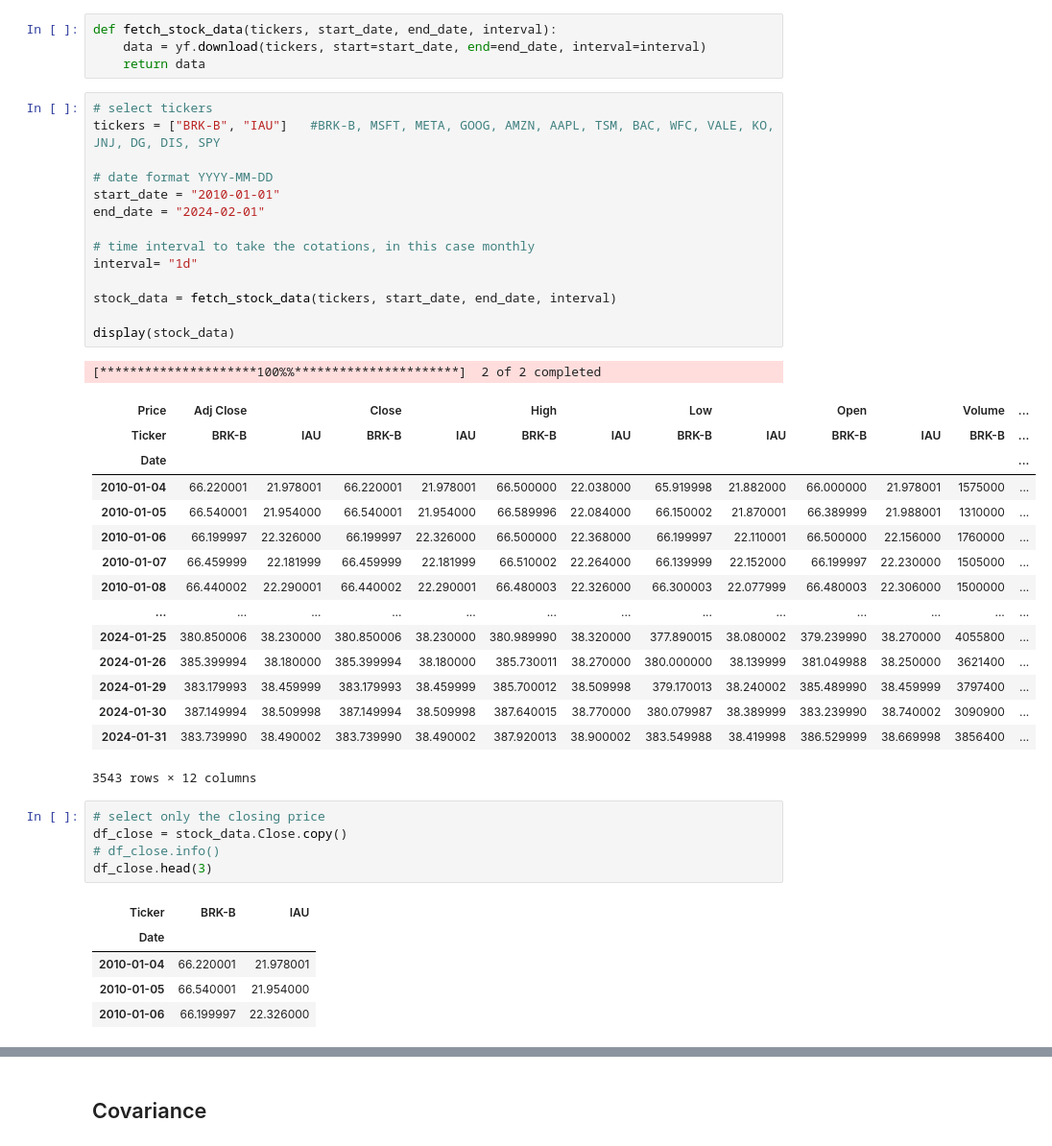
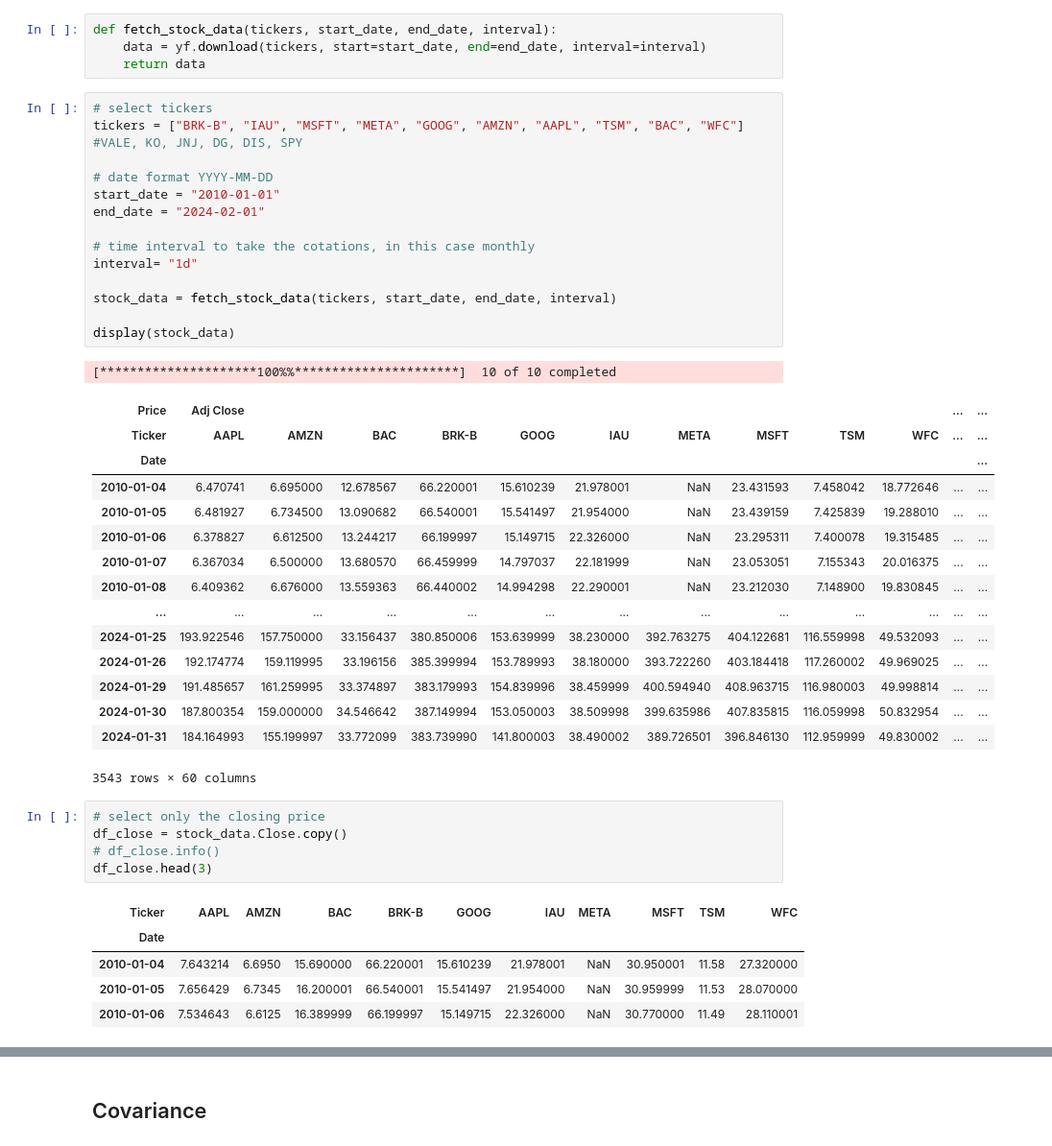
Before and after one commit to UlissesMorais/N-assets-allocation-simulation-model, a Jupyter notebook: covariance-matrix.ipynb, the cells around one changed output, grey strips where cells are left out. Shown at 96% size. Saved outputs shown, nothing was run; the diff lists cells and outputs as text.

```diff
--- a/covariance-matrix.ipynb
+++ b/covariance-matrix.ipynb
@@ -24,46 +27,46 @@ def fetch_stock_data(tickers, start_date, end_date, interval):
     return data
 # %%
 # select tickers
-tickers = ["BRK-B", "IAU"]   #BRK-B, MSFT, META, GOOG, AMZN, AAPL, TSM, BAC, WFC, VALE, KO, JNJ, DG, DIS, SPY
+tickers = ["BRK-B", "IAU", "MSFT", "META", "GOOG", "AMZN", "AAPL", "TSM", "BAC", "WFC"]  #VALE, KO, JNJ, DG, DIS, SPY
 
 # date format YYYY-MM-DD
 start_date = "2010-01-01"
 end_date = "2024-02-01"
 
 # time interval to take the cotations, in this case monthly
 interval= "1d"
 
 stock_data = fetch_stock_data(tickers, start_date, end_date, interval)
 
 display(stock_data)
 # %% [output]
-[*********************100%%**********************]  2 of 2 completed
+[*********************100%%**********************]  10 of 10 completed
-| Price | Adj Close |  | Close |  | High |  | Low |  | Open |  | Volume | ... |
-| Ticker | BRK-B | IAU | BRK-B | IAU | BRK-B | IAU | BRK-B | IAU | BRK-B | IAU | BRK-B | ... |
+| Price | Adj Close |  |  |  |  |  |  |  |  |  | ... | ... |
+| Ticker | AAPL | AMZN | BAC | BRK-B | GOOG | IAU | META | MSFT | TSM | WFC | ... | ... |
 | Date |  |  |  |  |  |  |  |  |  |  |  | ... |
-| 2010-01-04 | 66.220001 | 21.978001 | 66.220001 | 21.978001 | 66.500000 | 22.038000 | 65.919998 | 21.882000 | 66.000000 | 21.978001 | 1575000 | ... |
-| 2010-01-05 | 66.540001 | 21.954000 | 66.540001 | 21.954000 | 66.589996 | 22.084000 | 66.150002 | 21.870001 | 66.389999 | 21.988001 | 1310000 | ... |
-| 2010-01-06 | 66.199997 | 22.326000 | 66.199997 | 22.326000 | 66.500000 | 22.368000 | 66.199997 | 22.110001 | 66.500000 | 22.156000 | 1760000 | ... |
-| 2010-01-07 | 66.459999 | 22.181999 | 66.459999 | 22.181999 | 66.510002 | 22.264000 | 66.139999 | 22.152000 | 66.199997 | 22.230000 | 1505000 | ... |
-| 2010-01-08 | 66.440002 | 22.290001 | 66.440002 | 22.290001 | 66.480003 | 22.326000 | 66.300003 | 22.077999 | 66.480003 | 22.306000 | 1500000 | ... |
+| 2010-01-04 | 6.470741 | 6.695000 | 12.678567 | 66.220001 | 15.610239 | 21.978001 | NaN | 23.431593 | 7.458042 | 18.772646 | ... | ... |
+| 2010-01-05 | 6.481927 | 6.734500 | 13.090682 | 66.540001 | 15.541497 | 21.954000 | NaN | 23.439159 | 7.425839 | 19.288010 | ... | ... |
+| 2010-01-06 | 6.378827 | 6.612500 | 13.244217 | 66.199997 | 15.149715 | 22.326000 | NaN | 23.295311 | 7.400078 | 19.315485 | ... | ... |
+| 2010-01-07 | 6.367034 | 6.500000 | 13.680570 | 66.459999 | 14.797037 | 22.181999 | NaN | 23.053051 | 7.155343 | 20.016375 | ... | ... |
+| 2010-01-08 | 6.409362 | 6.676000 | 13.559363 | 66.440002 | 14.994298 | 22.290001 | NaN | 23.212030 | 7.148900 | 19.830845 | ... | ... |
 | ... | ... | ... | ... | ... | ... | ... | ... | ... | ... | ... | ... | ... |
-| 2024-01-25 | 380.850006 | 38.230000 | 380.850006 | 38.230000 | 380.989990 | 38.320000 | 377.890015 | 38.080002 | 379.239990 | 38.270000 | 4055800 | ... |
-| 2024-01-26 | 385.399994 | 38.180000 | 385.399994 | 38.180000 | 385.730011 | 38.270000 | 380.000000 | 38.139999 | 381.049988 | 38.250000 | 3621400 | ... |
-| 2024-01-29 | 383.179993 | 38.459999 | 383.179993 | 38.459999 | 385.700012 | 38.509998 | 379.170013 | 38.240002 | 385.489990 | 38.459999 | 3797400 | ... |
-| 2024-01-30 | 387.149994 | 38.509998 | 387.149994 | 38.509998 | 387.640015 | 38.770000 | 380.079987 | 38.389999 | 383.239990 | 38.740002 | 3090900 | ... |
-| 2024-01-31 | 383.739990 | 38.490002 | 383.739990 | 38.490002 | 387.920013 | 38.900002 | 383.549988 | 38.419998 | 386.529999 | 38.669998 | 3856400 | ... |
+| 2024-01-25 | 193.922546 | 157.750000 | 33.156437 | 380.850006 | 153.639999 | 38.230000 | 392.763275 | 404.122681 | 116.559998 | 49.532093 | ... | ... |
+| 2024-01-26 | 192.174774 | 159.119995 | 33.196156 | 385.399994 | 153.789993 | 38.180000 | 393.722260 | 403.184418 | 117.260002 | 49.969025 | ... | ... |
+| 2024-01-29 | 191.485657 | 161.259995 | 33.374897 | 383.179993 | 154.839996 | 38.459999 | 400.594940 | 408.963715 | 116.980003 | 49.998814 | ... | ... |
+| 2024-01-30 | 187.800354 | 159.000000 | 34.546642 | 387.149994 | 153.050003 | 38.509998 | 399.635986 | 407.835815 | 116.059998 | 50.832954 | ... | ... |
+| 2024-01-31 | 184.164993 | 155.199997 | 33.772099 | 383.739990 | 141.800003 | 38.490002 | 389.726501 | 396.846130 | 112.959999 | 49.830002 | ... | ... |
-3543 rows × 12 columns
+3543 rows × 60 columns
 # %%
 # select only the closing price
 df_close = stock_data.Close.copy()
 # df_close.info()
 df_close.head(3)
 # %% [output]
-| Ticker | BRK-B | IAU |
-| Date |  |  |
-| 2010-01-04 | 66.220001 | 21.978001 |
-| 2010-01-05 | 66.540001 | 21.954000 |
-| 2010-01-06 | 66.199997 | 22.326000 |
+| Ticker | AAPL | AMZN | BAC | BRK-B | GOOG | IAU | META | MSFT | TSM | WFC |
+| Date |  |  |  |  |  |  |  |  |  |  |
+| 2010-01-04 | 7.643214 | 6.6950 | 15.690000 | 66.220001 | 15.610239 | 21.978001 | NaN | 30.950001 | 11.58 | 27.320000 |
+| 2010-01-05 | 7.656429 | 6.7345 | 16.200001 | 66.540001 | 15.541497 | 21.954000 | NaN | 30.959999 | 11.53 | 28.070000 |
+| 2010-01-06 | 7.534643 | 6.6125 | 16.389999 | 66.199997 | 15.149715 | 22.326000 | NaN | 30.770000 | 11.49 | 28.110001 |
 # %%
 # find the
 df_daily_return = (df_close
```
Also changed, not shown: parts of 18 cells of this notebook, 1 other file.
